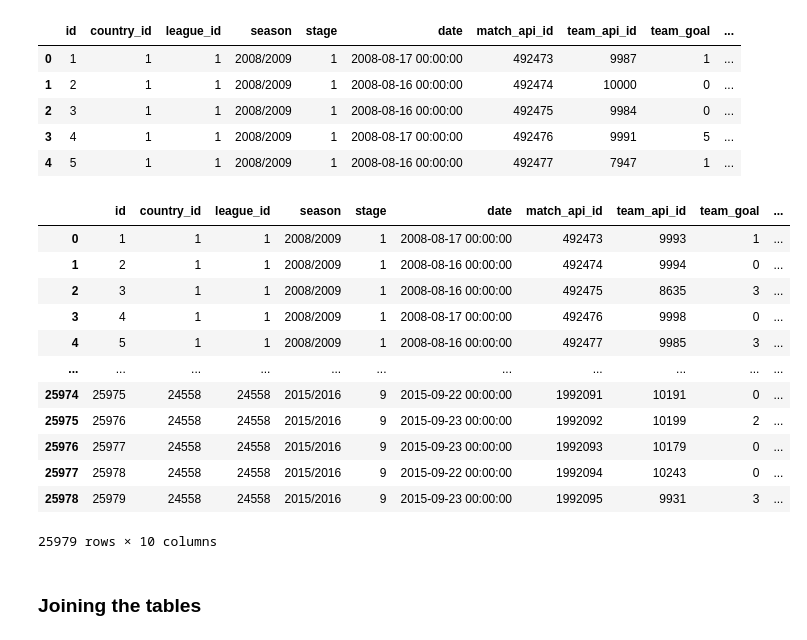
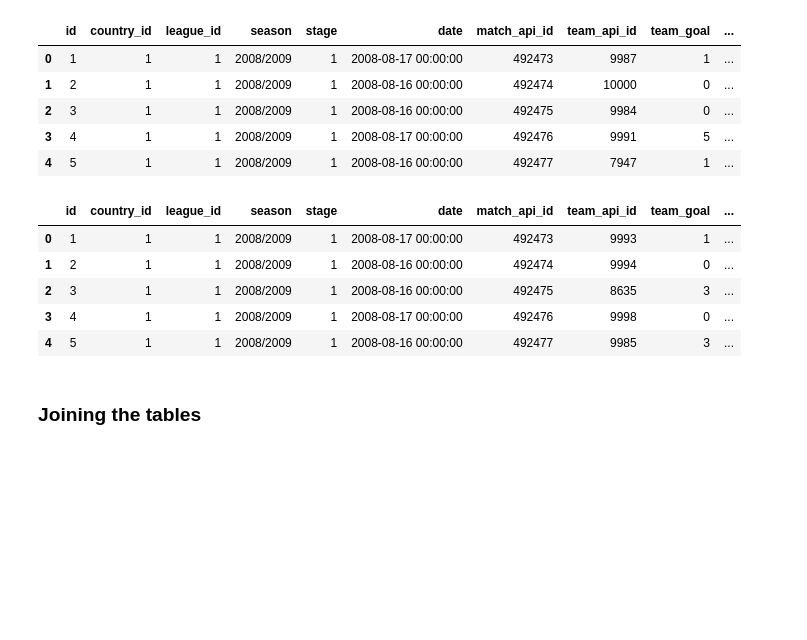
Before and after one commit to Cofucan/football_data_analysis, a Jupyter notebook: football_analysis.ipynb, the cells around one changed output. Cells and saved outputs as stored; diff of their text form; code cells hidden in the pictures; blank space fills up the shorter version.

```diff
--- a/football_analysis.ipynb
+++ b/football_analysis.ipynb
@@ -125,12 +136,8 @@ def match_columns_to_delete():
     # Storing the table columns in a variable
     match_columns = df_match.columns
 
-    # Creating a list of all columns to be deleted
-    # match_columns_to_delete = [head for head in match_columns if head.find('player')>0 or head.find('365')>0 or len(head)==3]
-    match_columns_to_delete = match_columns[11:]
-
     # Confirming changes
-    return match_columns_to_delete
+    return match_columns[11:]
 # %%
 # Dropping unwanted columns
 df_match.drop(columns=match_columns_to_delete(), inplace=True)
@@ -146,0 +159,16 @@ df_match.head()
+# %%
+# Creating a list of the 3 possible outcomes of a match
+conditions = [
+    (df_match['home_team_goal'] > df_match['away_team_goal']),
+    (df_match['home_team_goal'] < df_match['away_team_goal']),
+    (df_match['home_team_goal'] == df_match['away_team_goal'])
+]
+# %%
+# Points to be assigned to the home team based on the conditions above, in the following order
+home_points = [3, 0, 1]
+
+# Creating the home column
+df_match['home_points'] = np.select(conditions, home_points)
+
+# Confirming changes
+df_match.head()
@@ -146,0 +182,9 @@ df_match.head()
+# %%
+# Points to be assigned to the away team based on the conditions, in the following order
+away_points = [0, 3, 1]
+
+# Creating the away column
+df_match['away_points'] = np.select(conditions, away_points)
+
+# Confirming changes
+df_match.head()
@@ -177,33 +228,26 @@ home_matches().head()
 # %%
 # Creating a function to store the dataframe of only away matches
 def away_matches():
     # Creating a table for away team by dropping home team columns
-    df_match_a = df_match.drop(columns=['home_team_api_id', 'home_team_goal'])
+    df_match_a = df_match.drop(columns=['home_team_api_id', 'home_team_goal', 'home_points'])
 
     # Adding a column to specifty these are away matches
     df_match_a['side'] = 'away'
 
     # Renaming the columns since I've seperated the home and away matches
-    df_match_a.rename(columns={'away_team_api_id':'team_api_id', 'away_team_goal':'team_goal'}, inplace = True)
+    df_match_a.rename(columns={'away_team_api_id':'team_api_id', 'away_team_goal':'team_goal', 'away_points':'points'}, inplace = True)
 
     return df_match_a
 
 # Confirming changes
-away_matches()
+away_matches().head()
 # %% [output]
 |  | id | country_id | league_id | season | stage | date | match_api_id | team_api_id | team_goal | ... |
 | 0 | 1 | 1 | 1 | 2008/2009 | 1 | 2008-08-17 00:00:00 | 492473 | 9993 | 1 | ... |
 | 1 | 2 | 1 | 1 | 2008/2009 | 1 | 2008-08-16 00:00:00 | 492474 | 9994 | 0 | ... |
 | 2 | 3 | 1 | 1 | 2008/2009 | 1 | 2008-08-16 00:00:00 | 492475 | 8635 | 3 | ... |
 | 3 | 4 | 1 | 1 | 2008/2009 | 1 | 2008-08-17 00:00:00 | 492476 | 9998 | 0 | ... |
 | 4 | 5 | 1 | 1 | 2008/2009 | 1 | 2008-08-16 00:00:00 | 492477 | 9985 | 3 | ... |
-| ... | ... | ... | ... | ... | ... | ... | ... | ... | ... | ... |
-| 25974 | 25975 | 24558 | 24558 | 2015/2016 | 9 | 2015-09-22 00:00:00 | 1992091 | 10191 | 0 | ... |
-| 25975 | 25976 | 24558 | 24558 | 2015/2016 | 9 | 2015-09-23 00:00:00 | 1992092 | 10199 | 2 | ... |
-| 25976 | 25977 | 24558 | 24558 | 2015/2016 | 9 | 2015-09-23 00:00:00 | 1992093 | 10179 | 0 | ... |
-| 25977 | 25978 | 24558 | 24558 | 2015/2016 | 9 | 2015-09-22 00:00:00 | 1992094 | 10243 | 0 | ... |
-| 25978 | 25979 | 24558 | 24558 | 2015/2016 | 9 | 2015-09-23 00:00:00 | 1992095 | 9931 | 3 | ... |
-25979 rows × 10 columns
 # %% [markdown]
 ### Joining the tables
 # %%
```
Also changed, not shown: parts of 56 cells of this notebook.
